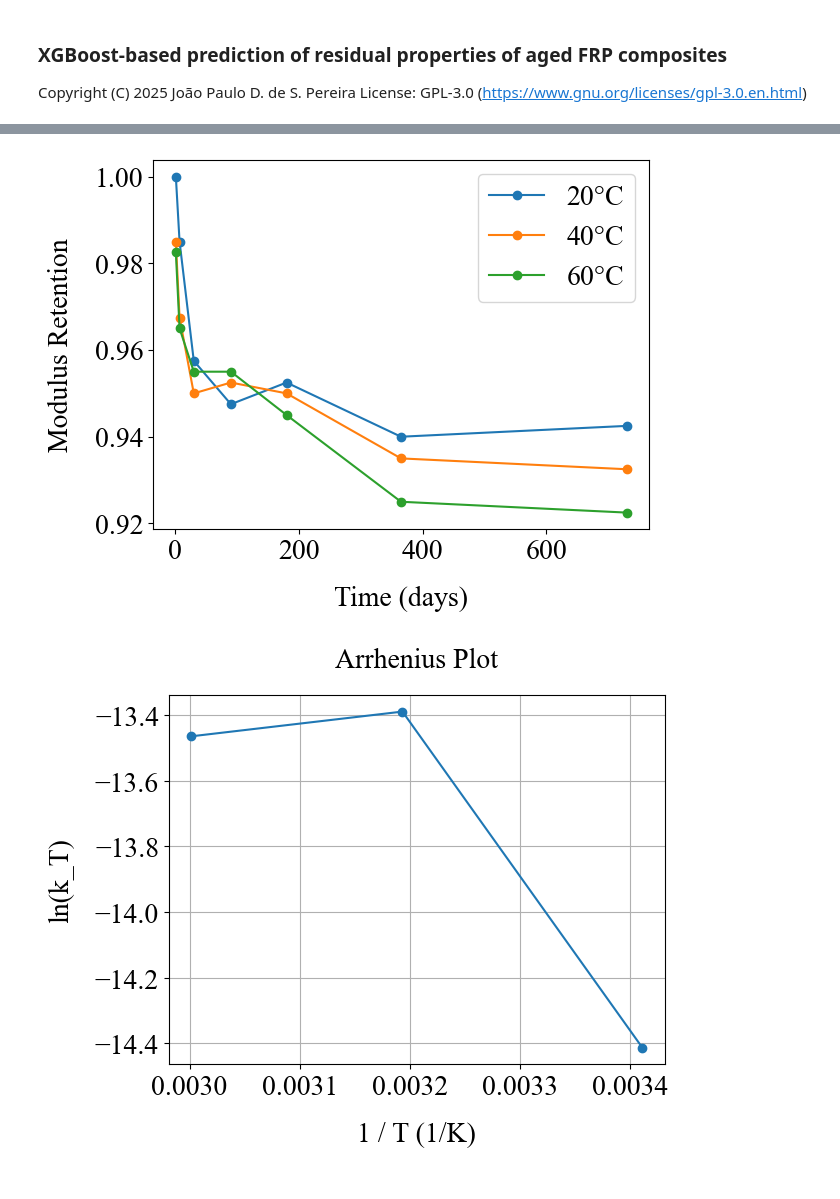
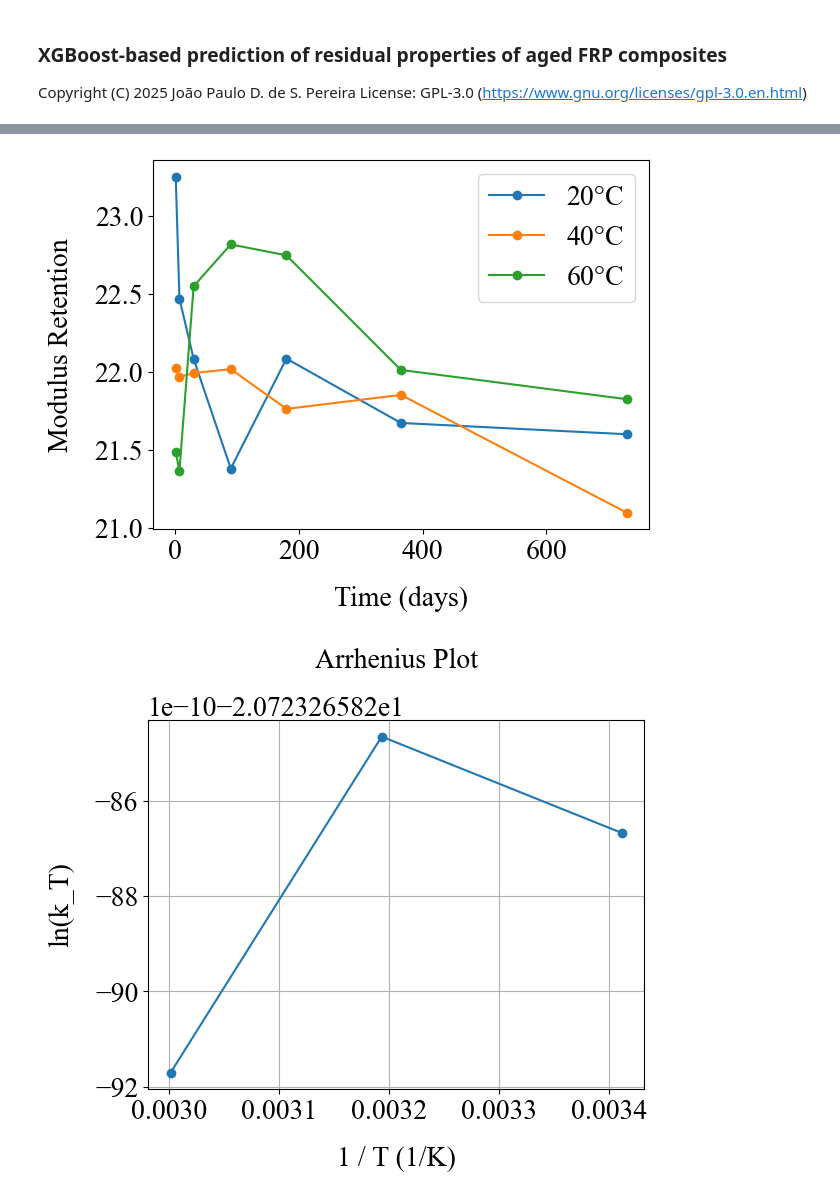
Before and after one commit to jpdspz/frp-aging-xgboost, a Jupyter notebook: frp-aging-xgboost.ipynb, the cells around one changed output, grey strips where cells are left out. Cells and saved outputs as stored; diff of their text form; code cells hidden in the pictures.

```diff
--- a/frp-aging-xgboost.ipynb
+++ b/frp-aging-xgboost.ipynb
@@ -1201,15 +1202,17 @@ cols_to_drop = ['Author',
             'Relative humidity',
             'Sustained loading',
             'Exposure time (hours)',
+            'Exposure time (days)',
             'Min. exposure temperature (°C)',
             'Max. exposure temperature (°C)',
+            'Avg. exposure temperature (°C)',
             'Temperature range (°C)',
-            'Unaged elastic modulus (GPa)',
-            'Residual elastic modulus (GPa)'
-            #'Elastic modulus retention'
+            #'Unaged elastic modulus (GPa)',
+            #'Residual elastic modulus (GPa)'
+            'Elastic modulus retention'
             ]
 
-predictor = Predictor(target='Elastic modulus retention')
+predictor = Predictor(target='Residual elastic modulus (GPa)')
 predictor.train(file_name='training-dataset.csv', cols_to_drop=cols_to_drop,
     n_runs=4, log_transf = [])
 # %% [output]
@@ -1246,0 +1252,23 @@ display(holdout_test_df)
+# %%
+# display(predictor.best_model['X_test'])
+i = 1
+ratio = np.array(predictor.trained_models[i]['y_pred']) / np.array(predictor.trained_models[i]['y_test'])
+ratio = ratio.round(2)
+y_pred = np.array(predictor.trained_models[i]['y_pred'])
+y_pred = y_pred.round(1)
+
+data = {
+    'Type of resin': predictor.trained_models[i]['X_test']['Type of resin'],
+    'Type of fiber': predictor.trained_models[i]['X_test']['Type of fiber'],
+    'Fiber volume fraction': predictor.trained_models[i]['X_test']['Fiber volume fraction'],
+    'Profile thickness (mm)': predictor.trained_models[i]['X_test']['Profile thickness (mm)'],
+    'Salt concentration (g/L)': predictor.trained_models[i]['X_test']['Salt concentration (g/L)'],
+    'pH': predictor.trained_models[i]['X_test']['pH'],
+    'Temperature x time': predictor.trained_models[i]['X_test']['Temperature x time'],
+    'X_test': predictor.trained_models[i]['X_test']['Unaged elastic modulus (GPa)'],
+    'y_test': np.array(predictor.trained_models[i]['y_test']),
+    'y_pred': y_pred,
+    'ratio': ratio
+}
+a = pd.DataFrame(data)
+display(a)
@@ -1295,7 +1341,7 @@ for i in range(len(predictor.trained_models)):
     y_pred = predictor.trained_models[i]['model'].predict(X_pred).tolist()
     for j in range(len(y_pred)):
         y_pred[j] = round(y_pred[j], 2)
-    y_pred[0] = 1 # Enforce retention equal to 1 at t=0 for physical reasoning (fluctuates between 0.98, 0.99, 1.00)
+    y_pred[0] = unaged_modulus # Enforce modulus equal to unaged at t=0 for physical reasoning
     y_preds.append(y_pred)
     print(y_pred)
 
@@ -1451,2 +1497,2 @@ Activation energy (Ea): 13.542 kJ/mol
-[figure, old version]
+[figure, new version]
-[figure, old version]
+[figure, new version]
```
Also changed, not shown: parts of 9 cells of this notebook, 4 other files.
